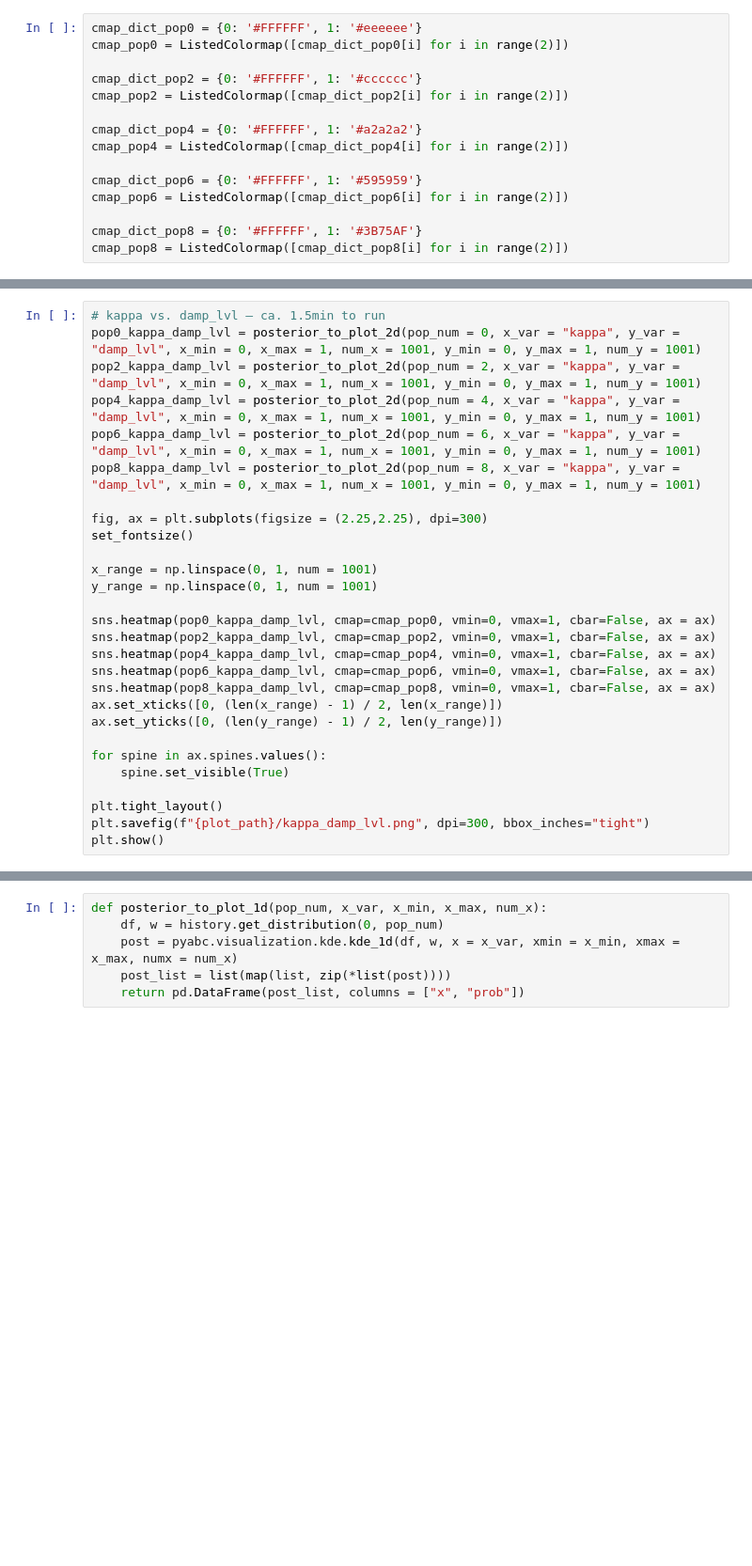
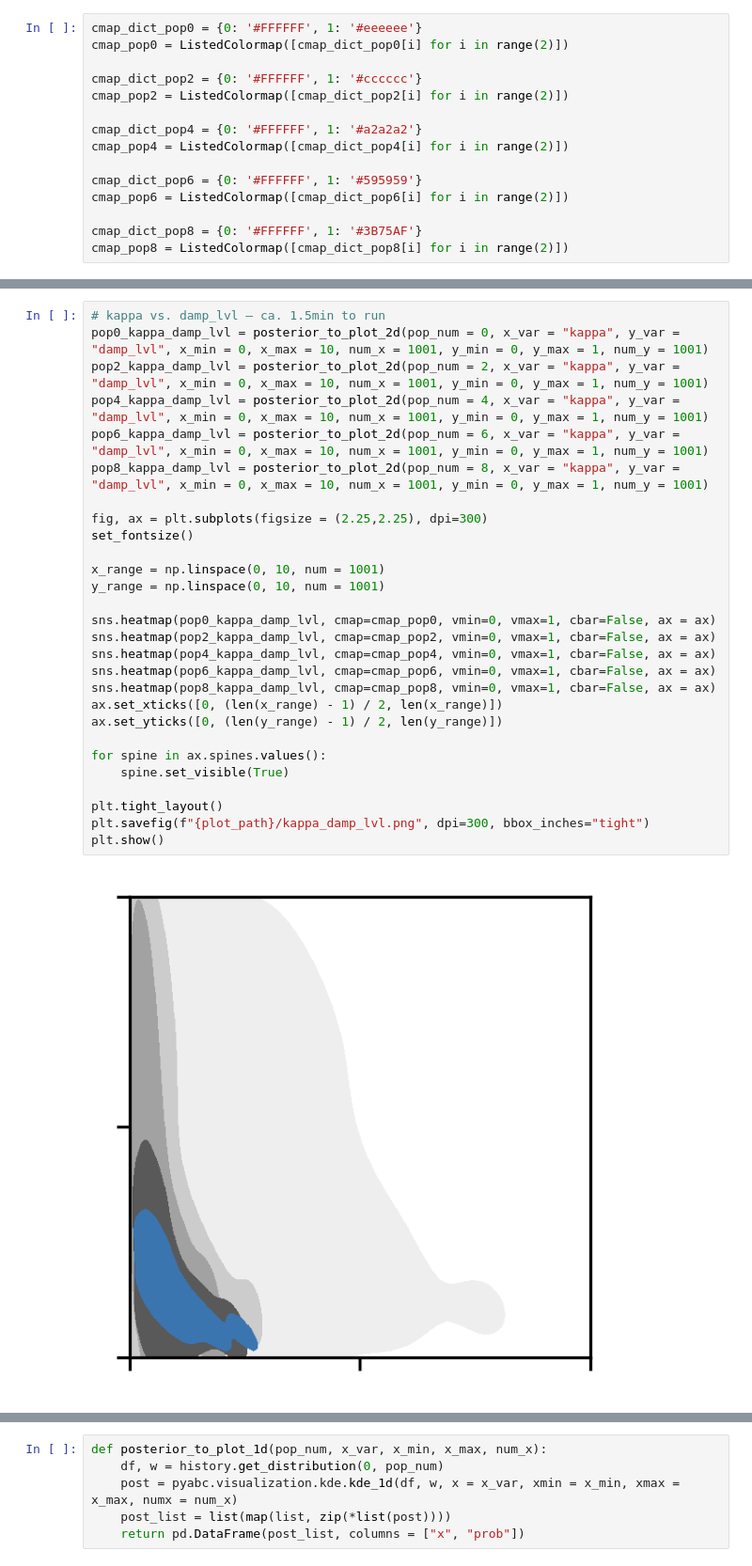
Before and after one commit to schminin/INSIDeMunich, a Jupyter notebook: analysis/scripts/4_model_fitting.ipynb, the cells around one changed output, grey strips where cells are left out. Shown at 94% size. Saved outputs shown, nothing was run; the diff lists cells and outputs as text; blank space fills up the shorter version.

```diff
--- a/analysis/scripts/4_model_fitting.ipynb
+++ b/analysis/scripts/4_model_fitting.ipynb
@@ -465,31 +504,33 @@ plt.show()
 # %%
 # kappa vs. damp_lvl – ca. 1.5min to run
-pop0_kappa_damp_lvl = posterior_to_plot_2d(pop_num = 0, x_var = "kappa", y_var = "damp_lvl", x_min = 0, x_max = 1, num_x = 1001, y_min = 0, y_max = 1, num_y = 1001)
-pop2_kappa_damp_lvl = posterior_to_plot_2d(pop_num = 2, x_var = "kappa", y_var = "damp_lvl", x_min = 0, x_max = 1, num_x = 1001, y_min = 0, y_max = 1, num_y = 1001)
-pop4_kappa_damp_lvl = posterior_to_plot_2d(pop_num = 4, x_var = "kappa", y_var = "damp_lvl", x_min = 0, x_max = 1, num_x = 1001, y_min = 0, y_max = 1, num_y = 1001)
-pop6_kappa_damp_lvl = posterior_to_plot_2d(pop_num = 6, x_var = "kappa", y_var = "damp_lvl", x_min = 0, x_max = 1, num_x = 1001, y_min = 0, y_max = 1, num_y = 1001)
-pop8_kappa_damp_lvl = posterior_to_plot_2d(pop_num = 8, x_var = "kappa", y_var = "damp_lvl", x_min = 0, x_max = 1, num_x = 1001, y_min = 0, y_max = 1, num_y = 1001)
+pop0_kappa_damp_lvl = posterior_to_plot_2d(pop_num = 0, x_var = "kappa", y_var = "damp_lvl", x_min = 0, x_max = 10, num_x = 1001, y_min = 0, y_max = 1, num_y = 1001)
+pop2_kappa_damp_lvl = posterior_to_plot_2d(pop_num = 2, x_var = "kappa", y_var = "damp_lvl", x_min = 0, x_max = 10, num_x = 1001, y_min = 0, y_max = 1, num_y = 1001)
+pop4_kappa_damp_lvl = posterior_to_plot_2d(pop_num = 4, x_var = "kappa", y_var = "damp_lvl", x_min = 0, x_max = 10, num_x = 1001, y_min = 0, y_max = 1, num_y = 1001)
+pop6_kappa_damp_lvl = posterior_to_plot_2d(pop_num = 6, x_var = "kappa", y_var = "damp_lvl", x_min = 0, x_max = 10, num_x = 1001, y_min = 0, y_max = 1, num_y = 1001)
+pop8_kappa_damp_lvl = posterior_to_plot_2d(pop_num = 8, x_var = "kappa", y_var = "damp_lvl", x_min = 0, x_max = 10, num_x = 1001, y_min = 0, y_max = 1, num_y = 1001)
 
 fig, ax = plt.subplots(figsize = (2.25,2.25), dpi=300)
 set_fontsize()
 
-x_range = np.linspace(0, 1, num = 1001)
-y_range = np.linspace(0, 1, num = 1001)
+x_range = np.linspace(0, 10, num = 1001)
+y_range = np.linspace(0, 10, num = 1001)
 
 sns.heatmap(pop0_kappa_damp_lvl, cmap=cmap_pop0, vmin=0, vmax=1, cbar=False, ax = ax)
 sns.heatmap(pop2_kappa_damp_lvl, cmap=cmap_pop2, vmin=0, vmax=1, cbar=False, ax = ax)
 sns.heatmap(pop4_kappa_damp_lvl, cmap=cmap_pop4, vmin=0, vmax=1, cbar=False, ax = ax)
 sns.heatmap(pop6_kappa_damp_lvl, cmap=cmap_pop6, vmin=0, vmax=1, cbar=False, ax = ax)
 sns.heatmap(pop8_kappa_damp_lvl, cmap=cmap_pop8, vmin=0, vmax=1, cbar=False, ax = ax)
 ax.set_xticks([0, (len(x_range) - 1) / 2, len(x_range)])
 ax.set_yticks([0, (len(y_range) - 1) / 2, len(y_range)])
 
 for spine in ax.spines.values():
     spine.set_visible(True)
 
 plt.tight_layout()
 plt.savefig(f"{plot_path}/kappa_damp_lvl.png", dpi=300, bbox_inches="tight")
 plt.show()
+# %% [output]
+[figure, added]
 # %%
 # init_e vs. damp_lvl – ca. 2min to run
 pop0_init_e_damp_lvl = posterior_to_plot_2d(pop_num = 0, x_var = "init_e", y_var = "damp_lvl", x_min = 0, x_max = 0.00013, num_x = 1301, y_min = 0, y_max = 1, num_y = 1001)
```
Also changed, not shown: parts of 17 cells of this notebook, 4 other files.
